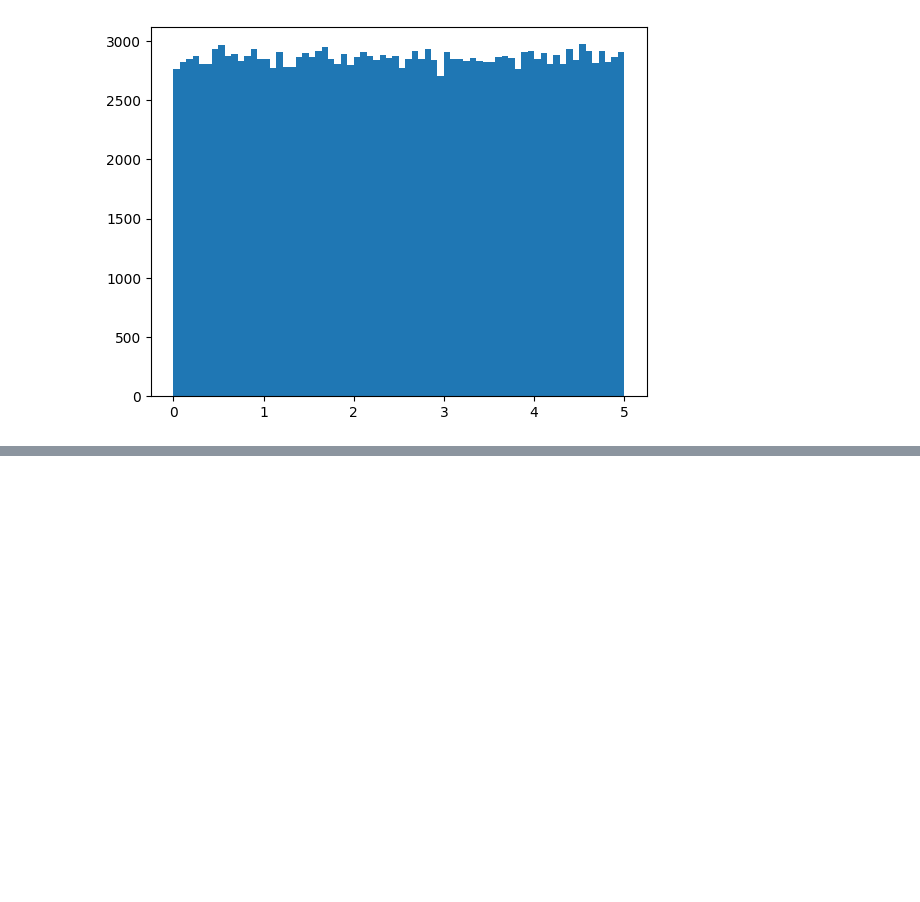
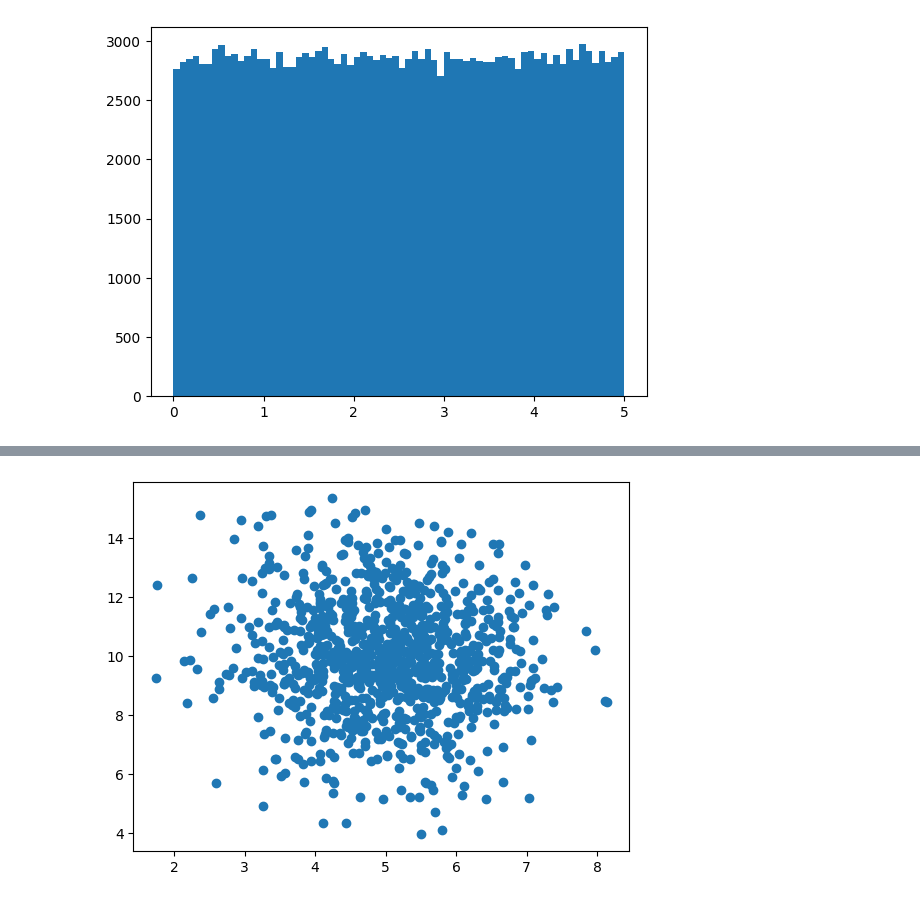
Before and after one commit to joeljacson/Keggle, a Jupyter notebook: ML_Algorithms_.ipynb, the cells around one changed output, grey strips where cells are left out. Cells and saved outputs as stored; diff of their text form; code cells hidden in the pictures; blank space fills up the shorter version.

```diff
--- a/ML_Algorithms_.ipynb
+++ b/ML_Algorithms_.ipynb
@@ -216,0 +239,11 @@ plt.show()
+# %%
+import numpy
+import matplotlib.pyplot as plt
+
+x = numpy.random.normal(5.0, 1.0, 1000)
+y = numpy.random.normal(10.0, 2.0, 1000)
+
+plt.scatter(x, y)
+plt.show()
+# %% [output]
+[figure, added]
```
Also changed, not shown: parts of 3 cells of this notebook.
